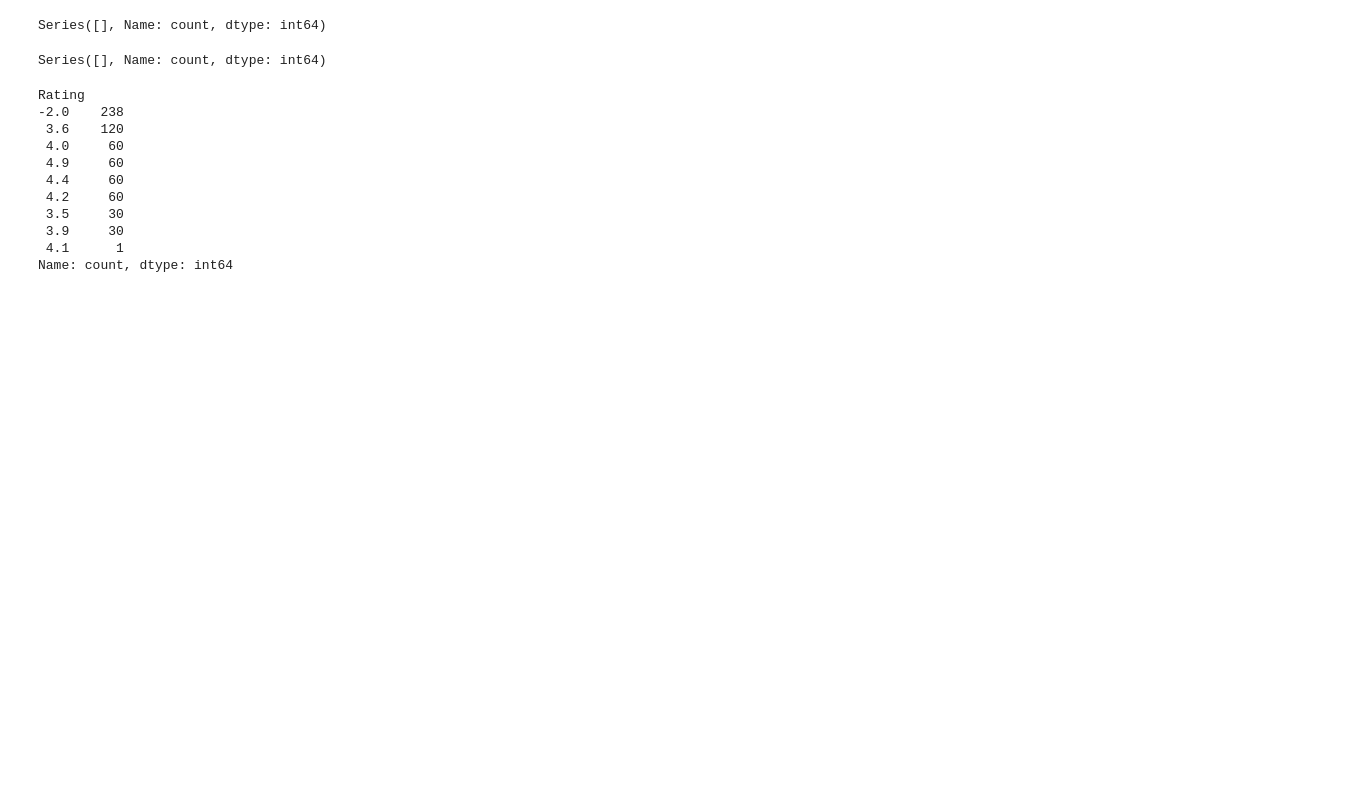
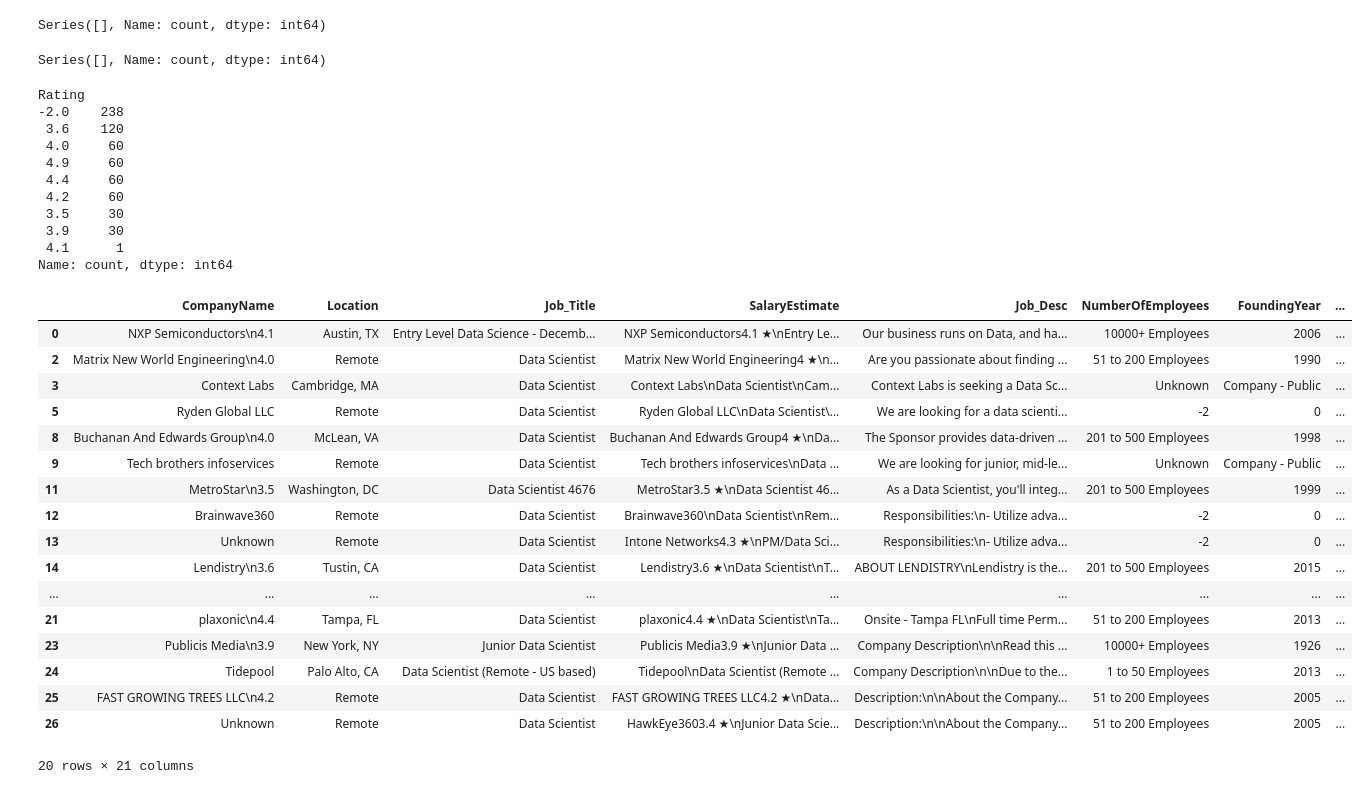
Before and after one commit to mosemb/DSalary, a Jupyter notebook: DataCleaning.ipynb, the cells around one changed output. Saved outputs shown, nothing was run; the diff lists cells and outputs as text; code cells hidden in the pictures; blank space fills up the shorter version.

Commit message:
company column cleaning

```diff
--- a/DataCleaning.ipynb
+++ b/DataCleaning.ipynb
@@ -691,3 +691,24 @@ Rating
  3.9     30
  4.1      1
 Name: count, dtype: int64
+# %%
+df.head(20)
+# %% [output]
+|  | CompanyName | Location | Job_Title | SalaryEstimate | Job_Desc | NumberOfEmployees | FoundingYear | ... |
+| 0 | NXP Semiconductors\n4.1 | Austin, TX | Entry Level Data Science - Decemb... | NXP Semiconductors4.1 ★\nEntry Le... | Our business runs on Data, and ha... | 10000+ Employees | 2006 | ... |
+| 2 | Matrix New World Engineering\n4.0 | Remote | Data Scientist | Matrix New World Engineering4 ★\n... | Are you passionate about finding ... | 51 to 200 Employees | 1990 | ... |
+| 3 | Context Labs | Cambridge, MA | Data Scientist | Context Labs\nData Scientist\nCam... | Context Labs is seeking a Data Sc... | Unknown | Company - Public | ... |
+| 5 | Ryden Global LLC | Remote | Data Scientist | Ryden Global LLC\nData Scientist\... | We are looking for a data scienti... | -2 | 0 | ... |
+| 8 | Buchanan And Edwards Group\n4.0 | McLean, VA | Data Scientist | Buchanan And Edwards Group4 ★\nDa... | The Sponsor provides data-driven ... | 201 to 500 Employees | 1998 | ... |
+| 9 | Tech brothers infoservices | Remote | Data Scientist | Tech brothers infoservices\nData ... | We are looking for junior, mid-le... | Unknown | Company - Public | ... |
+| 11 | MetroStar\n3.5 | Washington, DC | Data Scientist 4676 | MetroStar3.5 ★\nData Scientist 46... | As a Data Scientist, you'll integ... | 201 to 500 Employees | 1999 | ... |
+| 12 | Brainwave360 | Remote | Data Scientist | Brainwave360\nData Scientist\nRem... | Responsibilities:\n- Utilize adva... | -2 | 0 | ... |
+| 13 | Unknown | Remote | Data Scientist | Intone Networks4.3 ★\nPM/Data Sci... | Responsibilities:\n- Utilize adva... | -2 | 0 | ... |
+| 14 | Lendistry\n3.6 | Tustin, CA | Data Scientist | Lendistry3.6 ★\nData Scientist\nT... | ABOUT LENDISTRY\nLendistry is the... | 201 to 500 Employees | 2015 | ... |
+| ... | ... | ... | ... | ... | ... | ... | ... | ... |
+| 21 | plaxonic\n4.4 | Tampa, FL | Data Scientist | plaxonic4.4 ★\nData Scientist\nTa... | Onsite - Tampa FL\nFull time Perm... | 51 to 200 Employees | 2013 | ... |
+| 23 | Publicis Media\n3.9 | New York, NY | Junior Data Scientist | Publicis Media3.9 ★\nJunior Data ... | Company Description\n\nRead this ... | 10000+ Employees | 1926 | ... |
+| 24 | Tidepool | Palo Alto, CA | Data Scientist (Remote - US based) | Tidepool\nData Scientist (Remote ... | Company Description\n\nDue to the... | 1 to 50 Employees | 2013 | ... |
+| 25 | FAST GROWING TREES LLC\n4.2 | Remote | Data Scientist | FAST GROWING TREES LLC4.2 ★\nData... | Description:\n\nAbout the Company... | 51 to 200 Employees | 2005 | ... |
+| 26 | Unknown | Remote | Data Scientist | HawkEye3603.4 ★\nJunior Data Scie... | Description:\n\nAbout the Company... | 51 to 200 Employees | 2005 | ... |
+20 rows × 21 columns
```
Also changed, not shown: parts of 9 cells of this notebook.
